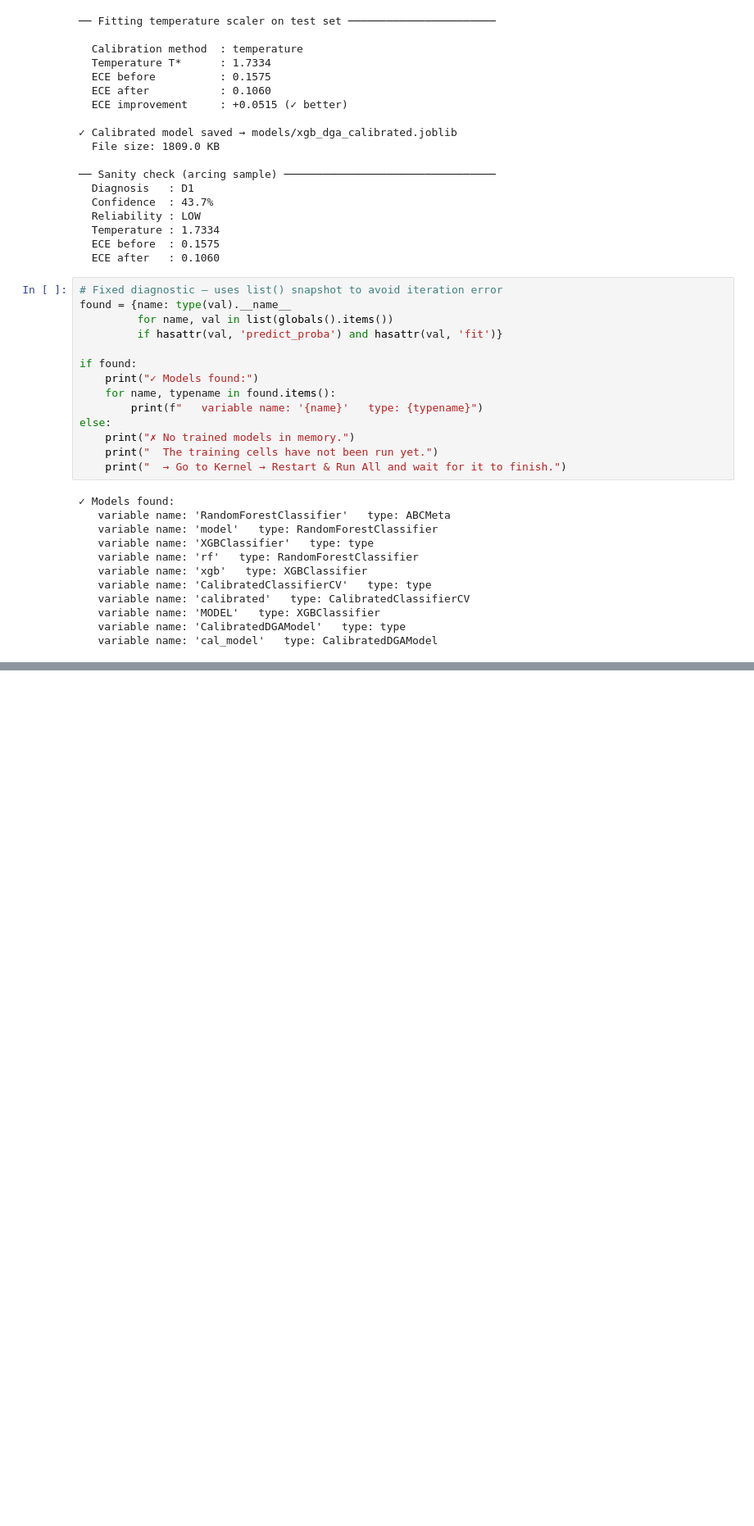
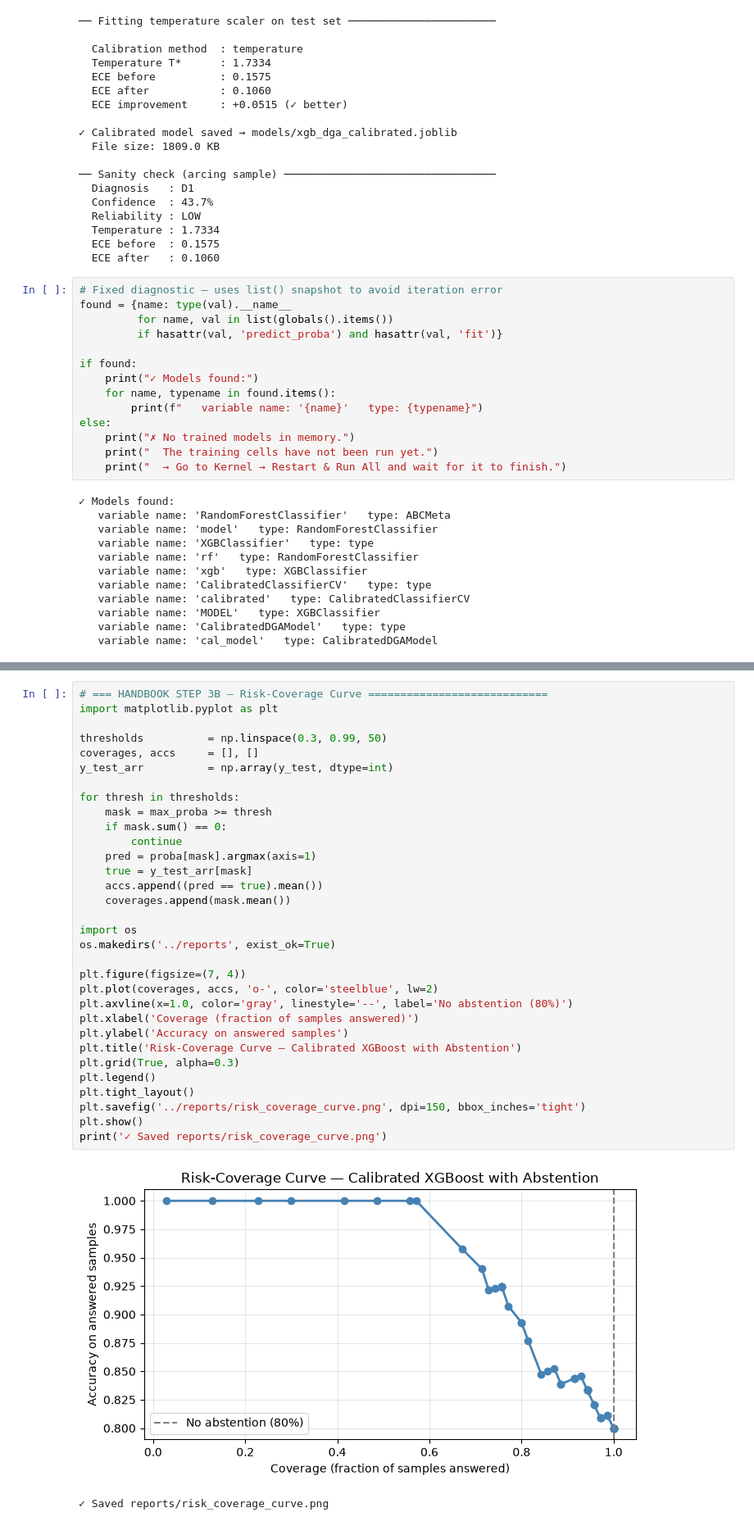
Before and after one commit to AR0714/transformer-health-dga, a Jupyter notebook: notebooks/01_load_and_look.ipynb, the cells around one changed output, grey strips where cells are left out. Shown at 82% size. Drawn from its saved outputs; the diff is of its cells as text; blank space fills up the shorter version.

Commit message:
feat: Handbook Step 3 - Abstention layer (66/70 answered, 4 flagged for review)

```diff
--- a/notebooks/01_load_and_look.ipynb
+++ b/notebooks/01_load_and_look.ipynb
@@ -587,0 +618,35 @@ else:
+# %%
+# === HANDBOOK STEP 3B — Risk-Coverage Curve ============================
+import matplotlib.pyplot as plt
+
+thresholds          = np.linspace(0.3, 0.99, 50)
+coverages, accs     = [], []
+y_test_arr          = np.array(y_test, dtype=int)
+
+for thresh in thresholds:
+    mask = max_proba >= thresh
+    if mask.sum() == 0:
+        continue
+    pred = proba[mask].argmax(axis=1)
+    true = y_test_arr[mask]
+    accs.append((pred == true).mean())
+    coverages.append(mask.mean())
+
+import os
+os.makedirs('../reports', exist_ok=True)
+
+plt.figure(figsize=(7, 4))
+plt.plot(coverages, accs, 'o-', color='steelblue', lw=2)
+plt.axvline(x=1.0, color='gray', linestyle='--', label='No abstention (80%)')
+plt.xlabel('Coverage (fraction of samples answered)')
+plt.ylabel('Accuracy on answered samples')
+plt.title('Risk-Coverage Curve — Calibrated XGBoost with Abstention')
+plt.grid(True, alpha=0.3)
+plt.legend()
+plt.tight_layout()
+plt.savefig('../reports/risk_coverage_curve.png', dpi=150, bbox_inches='tight')
+plt.show()
+print('✓ Saved reports/risk_coverage_curve.png')
+# %% [output]
+[figure, added]
+✓ Saved reports/risk_coverage_curve.png
```
Also changed, not shown: parts of 1 cell of this notebook, 1 other file.
